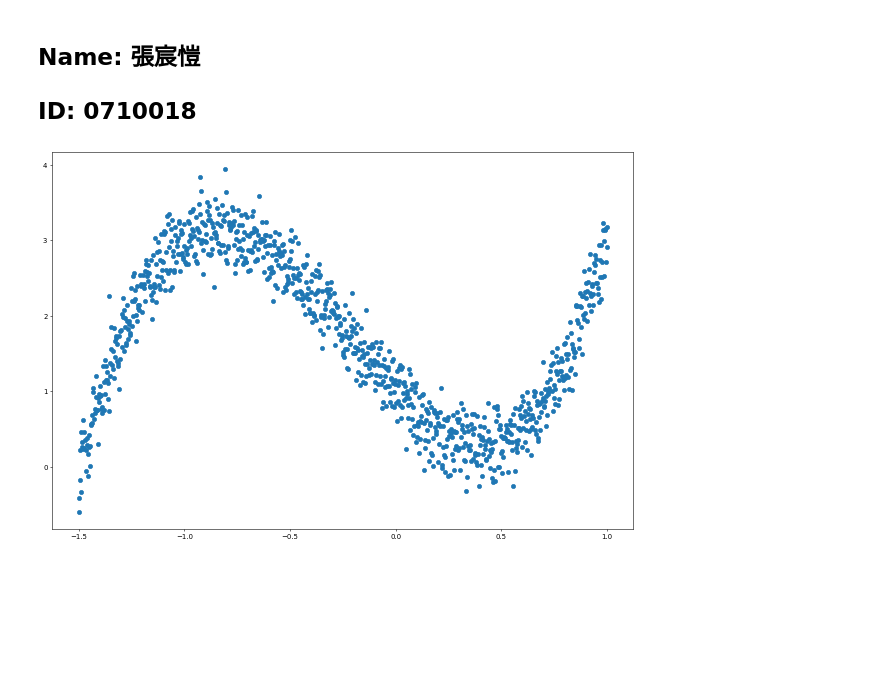
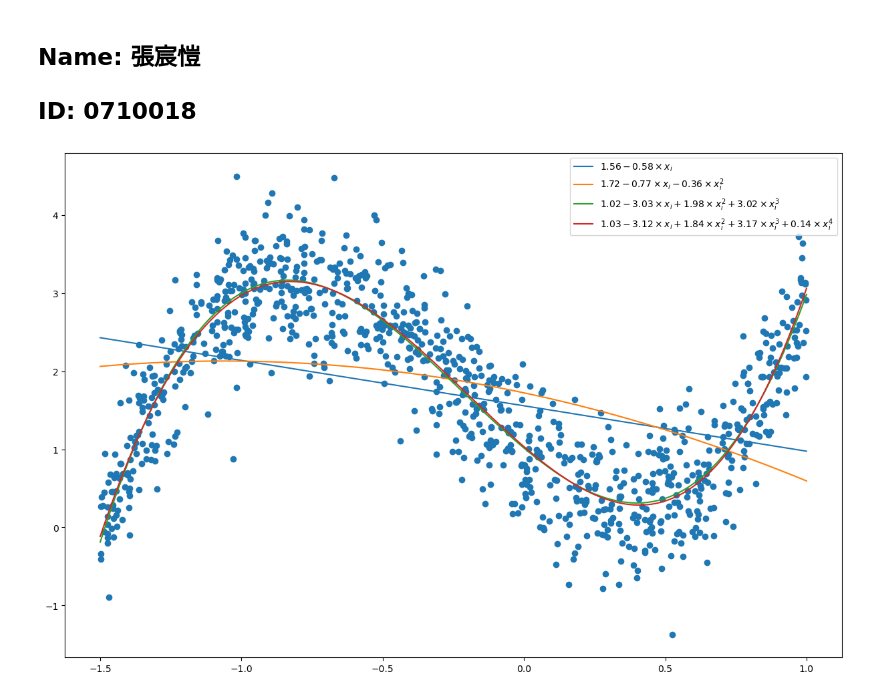
Before and after one commit to kie4280/Fall2021-MachineLearning, a Jupyter notebook: HW4/HW4.ipynb, the cells around one changed output. Cells and saved outputs as stored; diff of their text form; code cells hidden in the pictures; blank space fills up the shorter version.

Commit message:
1. linear regression finished 2. logistic regression finished

```diff
--- a/HW4/HW4.ipynb
+++ b/HW4/HW4.ipynb
@@ -1,16 +1,45 @@
 # %% [markdown]
 ## Name: 張宸愷
 ## ID: 0710018
-# %%
-import numpy as np
-import matplotlib.pyplot as plt
-
-# data generation
-Xs = np.linspace(-1.5, 1.0, 1000)
-noise = np.random.normal(0, 0.25, size=Xs.shape)
-Ys = 3 * Xs**3 + 2 * Xs**2 - 3 * Xs + 1 + noise
-
-f = plt.figure(figsize=(15, 10), dpi=50)
-_ = plt.scatter(Xs, Ys)
-# %% [output]
-[figure, removed]
+# %%
+# Linear regression
+
+from sklearn.preprocessing import PolynomialFeatures
+from sklearn.linear_model import LinearRegression
+import numpy as np
+import matplotlib.pyplot as plt
+
+# data generation
+Xs = np.random.uniform(-1.5, 1, size=1000)
+noise = np.random.normal(0, 0.5, size=Xs.shape)
+Ys = 3 * Xs**3 + 2 * Xs**2 - 3 * Xs + 1 + noise
+
+f = plt.figure(figsize=(15, 10), dpi=100)
+_ = plt.scatter(Xs, Ys) # scatter plot the uniform x and y with noise
+
+for k in range(1, 5):
+    pof = PolynomialFeatures(degree=k)
+
+    trans = pof.fit_transform(np.expand_dims(Xs, axis=1)) # get the powers of x_i
+    # print(trans)
+
+    lr = LinearRegression()
+    lr.fit(trans, Ys)
+
+    coef = lr.coef_.T
+    coef[0] = lr.intercept_ # replace the intercept in coef
+
+    line = np.expand_dims(np.linspace(-1.5, 1, 1000), axis=1)
+    trans = pof.fit_transform(line) # get the powers of linspace x for plotting the lines
+    # print(coef)
+    y = np.matmul(trans, coef) # get the y used for plotting
+    lab = "${:.2f}".format(coef[0]) # latex magic start
+    for i in range(1, k+1):
+        c = coef[i]
+        lab += ("+" if c >= 0 else "") + "{:.2f} \\times ".format(c) + ("x_i" if i==1 else "x^{}_i".format(i)) # some latex magic
+    # print(y)
+    lab += "$" # the magic latex end
+    _ = plt.plot(line, y, label=lab)
+_ = plt.legend() # show legend
+# %% [output]
+[figure, added]
```
Also changed, not shown: parts of 1 cell of this notebook, 1 other file.
